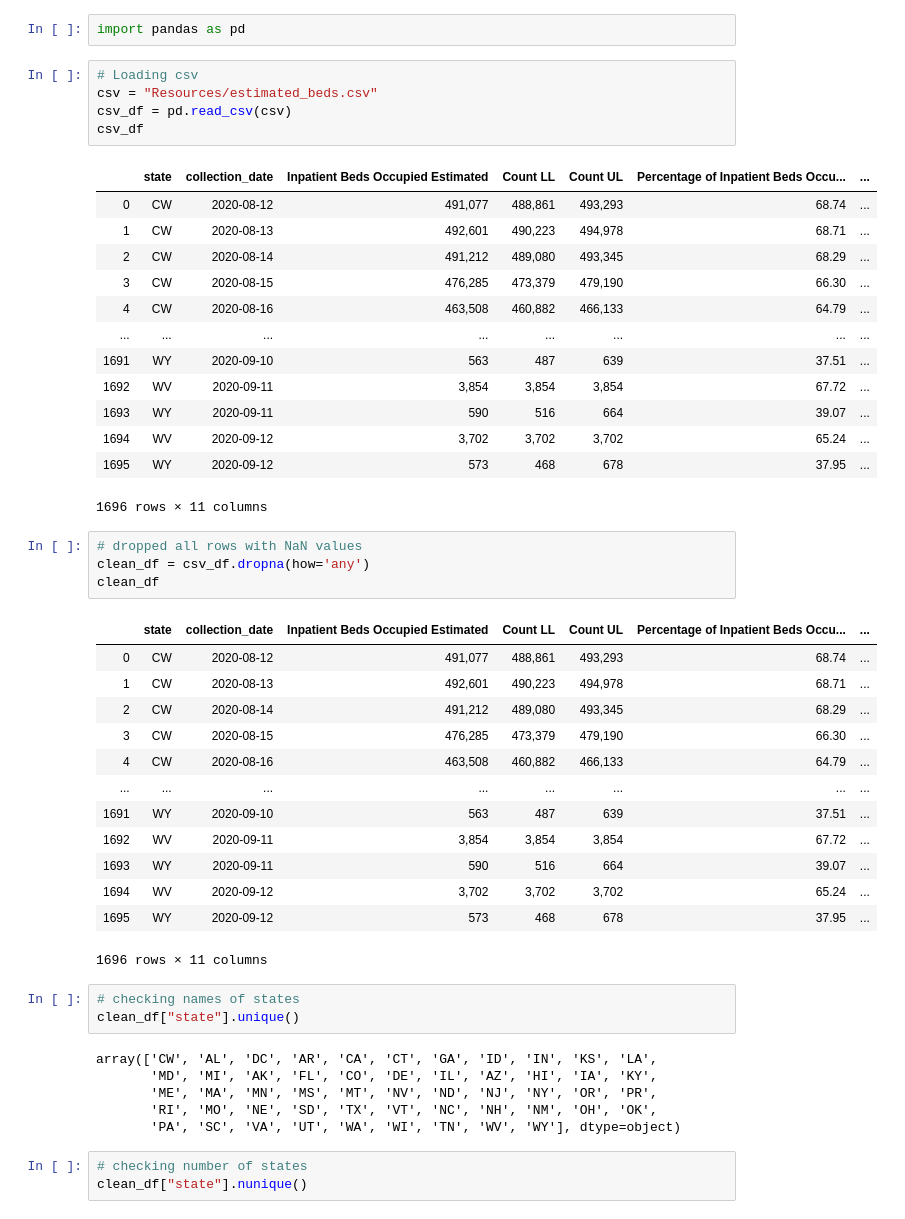
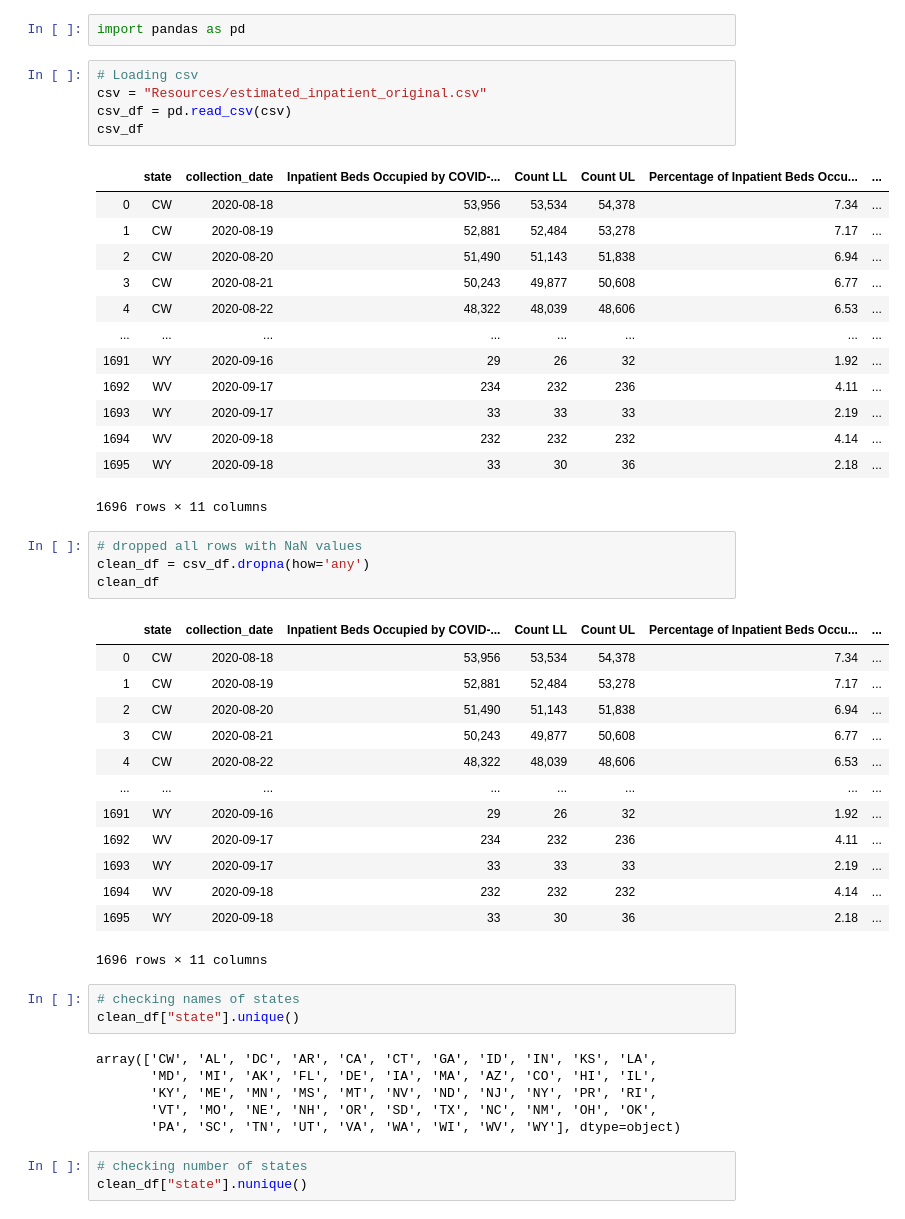
Before and after one commit to hedeencharles/ETL_Covid19, a Jupyter notebook: JupyterNotebooks/estimatedBeds.ipynb, the cells around one changed output. Drawn from its saved outputs; the diff is of its cells as text.

```diff
--- a/JupyterNotebooks/estimatedBeds.ipynb
+++ b/JupyterNotebooks/estimatedBeds.ipynb
@@ -14,50 +14,50 @@ Data Dictionary:
 import pandas as pd
 # %%
 # Loading csv
-csv = "Resources/estimated_beds.csv"
+csv = "Resources/estimated_inpatient_original.csv"
 csv_df = pd.read_csv(csv)
 csv_df
 # %% [output]
-|  | state | collection_date | Inpatient Beds Occupied Estimated | Count LL | Count UL | Percentage of Inpatient Beds Occu... | ... |
-| 0 | CW | 2020-08-12 | 491,077 | 488,861 | 493,293 | 68.74 | ... |
-| 1 | CW | 2020-08-13 | 492,601 | 490,223 | 494,978 | 68.71 | ... |
-| 2 | CW | 2020-08-14 | 491,212 | 489,080 | 493,345 | 68.29 | ... |
-| 3 | CW | 2020-08-15 | 476,285 | 473,379 | 479,190 | 66.30 | ... |
-| 4 | CW | 2020-08-16 | 463,508 | 460,882 | 466,133 | 64.79 | ... |
+|  | state | collection_date | Inpatient Beds Occupied by COVID-... | Count LL | Count UL | Percentage of Inpatient Beds Occu... | ... |
+| 0 | CW | 2020-08-18 | 53,956 | 53,534 | 54,378 | 7.34 | ... |
+| 1 | CW | 2020-08-19 | 52,881 | 52,484 | 53,278 | 7.17 | ... |
+| 2 | CW | 2020-08-20 | 51,490 | 51,143 | 51,838 | 6.94 | ... |
+| 3 | CW | 2020-08-21 | 50,243 | 49,877 | 50,608 | 6.77 | ... |
+| 4 | CW | 2020-08-22 | 48,322 | 48,039 | 48,606 | 6.53 | ... |
 | ... | ... | ... | ... | ... | ... | ... | ... |
-| 1691 | WY | 2020-09-10 | 563 | 487 | 639 | 37.51 | ... |
-| 1692 | WV | 2020-09-11 | 3,854 | 3,854 | 3,854 | 67.72 | ... |
-| 1693 | WY | 2020-09-11 | 590 | 516 | 664 | 39.07 | ... |
-| 1694 | WV | 2020-09-12 | 3,702 | 3,702 | 3,702 | 65.24 | ... |
-| 1695 | WY | 2020-09-12 | 573 | 468 | 678 | 37.95 | ... |
+| 1691 | WY | 2020-09-16 | 29 | 26 | 32 | 1.92 | ... |
+| 1692 | WV | 2020-09-17 | 234 | 232 | 236 | 4.11 | ... |
+| 1693 | WY | 2020-09-17 | 33 | 33 | 33 | 2.19 | ... |
+| 1694 | WV | 2020-09-18 | 232 | 232 | 232 | 4.14 | ... |
+| 1695 | WY | 2020-09-18 | 33 | 30 | 36 | 2.18 | ... |
 1696 rows × 11 columns
 # %%
 # dropped all rows with NaN values
 clean_df = csv_df.dropna(how='any')
 clean_df
 # %% [output]
-|  | state | collection_date | Inpatient Beds Occupied Estimated | Count LL | Count UL | Percentage of Inpatient Beds Occu... | ... |
-| 0 | CW | 2020-08-12 | 491,077 | 488,861 | 493,293 | 68.74 | ... |
-| 1 | CW | 2020-08-13 | 492,601 | 490,223 | 494,978 | 68.71 | ... |
-| 2 | CW | 2020-08-14 | 491,212 | 489,080 | 493,345 | 68.29 | ... |
-| 3 | CW | 2020-08-15 | 476,285 | 473,379 | 479,190 | 66.30 | ... |
-| 4 | CW | 2020-08-16 | 463,508 | 460,882 | 466,133 | 64.79 | ... |
+|  | state | collection_date | Inpatient Beds Occupied by COVID-... | Count LL | Count UL | Percentage of Inpatient Beds Occu... | ... |
+| 0 | CW | 2020-08-18 | 53,956 | 53,534 | 54,378 | 7.34 | ... |
+| 1 | CW | 2020-08-19 | 52,881 | 52,484 | 53,278 | 7.17 | ... |
+| 2 | CW | 2020-08-20 | 51,490 | 51,143 | 51,838 | 6.94 | ... |
+| 3 | CW | 2020-08-21 | 50,243 | 49,877 | 50,608 | 6.77 | ... |
+| 4 | CW | 2020-08-22 | 48,322 | 48,039 | 48,606 | 6.53 | ... |
 | ... | ... | ... | ... | ... | ... | ... | ... |
-| 1691 | WY | 2020-09-10 | 563 | 487 | 639 | 37.51 | ... |
-| 1692 | WV | 2020-09-11 | 3,854 | 3,854 | 3,854 | 67.72 | ... |
-| 1693 | WY | 2020-09-11 | 590 | 516 | 664 | 39.07 | ... |
-| 1694 | WV | 2020-09-12 | 3,702 | 3,702 | 3,702 | 65.24 | ... |
-| 1695 | WY | 2020-09-12 | 573 | 468 | 678 | 37.95 | ... |
+| 1691 | WY | 2020-09-16 | 29 | 26 | 32 | 1.92 | ... |
+| 1692 | WV | 2020-09-17 | 234 | 232 | 236 | 4.11 | ... |
+| 1693 | WY | 2020-09-17 | 33 | 33 | 33 | 2.19 | ... |
+| 1694 | WV | 2020-09-18 | 232 | 232 | 232 | 4.14 | ... |
+| 1695 | WY | 2020-09-18 | 33 | 30 | 36 | 2.18 | ... |
 1696 rows × 11 columns
 # %%
 # checking names of states
 clean_df["state"].unique()
 # %% [output]
 array(['CW', 'AL', 'DC', 'AR', 'CA', 'CT', 'GA', 'ID', 'IN', 'KS', 'LA',
-       'MD', 'MI', 'AK', 'FL', 'CO', 'DE', 'IL', 'AZ', 'HI', 'IA', 'KY',
-       'ME', 'MA', 'MN', 'MS', 'MT', 'NV', 'ND', 'NJ', 'NY', 'OR', 'PR',
-       'RI', 'MO', 'NE', 'SD', 'TX', 'VT', 'NC', 'NH', 'NM', 'OH', 'OK',
-       'PA', 'SC', 'VA', 'UT', 'WA', 'WI', 'TN', 'WV', 'WY'], dtype=object)
+       'MD', 'MI', 'AK', 'FL', 'DE', 'IA', 'MA', 'AZ', 'CO', 'HI', 'IL',
+       'KY', 'ME', 'MN', 'MS', 'MT', 'NV', 'ND', 'NJ', 'NY', 'PR', 'RI',
+       'VT', 'MO', 'NE', 'NH', 'OR', 'SD', 'TX', 'NC', 'NM', 'OH', 'OK',
+       'PA', 'SC', 'TN', 'UT', 'VA', 'WA', 'WI', 'WV', 'WY'], dtype=object)
 # %%
 # checking number of states
 clean_df["state"].nunique()
```
Also changed, not shown: parts of 6 cells of this notebook, 2 other files.
